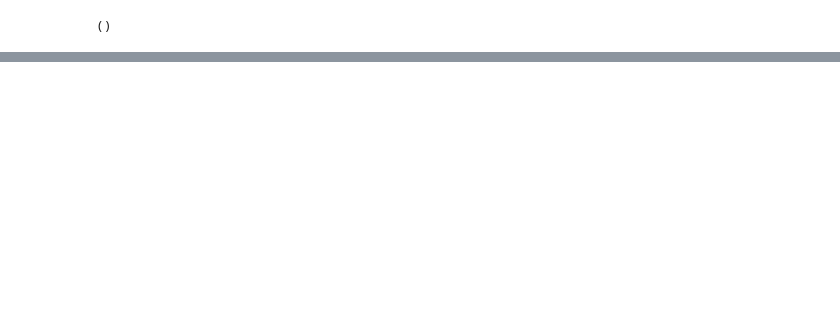
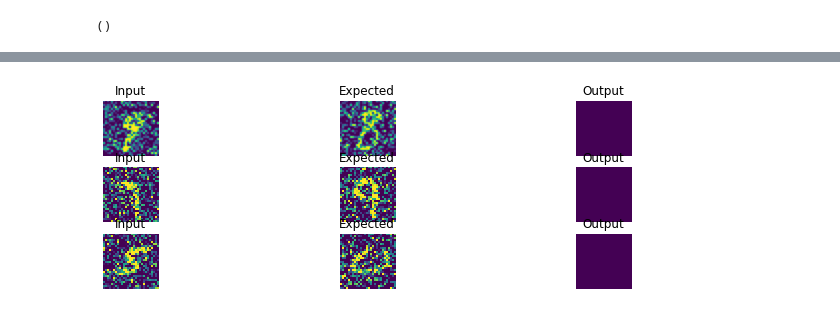
Before and after one commit to IANNwTF-Group-3/homework08, a Jupyter notebook: homework08.ipynb, the cells around one changed output, grey strips where cells are left out. Saved outputs shown, nothing was run; the diff lists cells and outputs as text; code cells hidden in the pictures; blank space fills up the shorter version.

Commit message:
Data flow is working. Training and visualization is still WIP

```diff
--- a/homework08.ipynb
+++ b/homework08.ipynb
@@ -118,17 +118,17 @@ class Encoder(tf.keras.Model):
 # %%
 class Decoder(tf.keras.Model):
     def __init__(self, optimizer=tf.keras.optimizers.Adam()):
-        super(Encoder, self).__init__()
+        super(Decoder, self).__init__()
 
         self.optimizer = optimizer
         self.loss_function = tf.keras.losses.CategoricalCrossentropy()
 
         self.pooling = tf.keras.layers.MaxPooling2D()
-        self.my_layers = [tf.keras.layers.Dense(10, activation='relu'),
-                          tf.keras.layers.UpSampling2D(size=(2, 2), data_format='channels_last', interpolation='nearest'),
+        self.my_layers = [tf.keras.layers.Dense(784, activation='relu'),
+                          tf.keras.layers.Reshape((28, 28, 1)),
                           tf.keras.layers.Conv2DTranspose(filters=32, kernel_size=3, padding='same', activation='relu'),
                           tf.keras.layers.Conv2DTranspose(filters=32, kernel_size=3, padding='same', activation='relu'),
-                          tf.keras.layers.Conv2D(filters=1, activation='sigmoid')
+                          tf.keras.layers.Conv2D(filters=1, kernel_size=3, padding='same', activation='sigmoid')
                          ]
 
     @tf.function
@@ -259,13 +262,14 @@ def test_loop(model, test_ds):
 # overall hyperparameters to compare with and without overfitting precautions methods
 epochs = 10
 batch_size = 32
+noise_variance = 1.0
 # %%
 train_summary_writer, val_summary_writer = create_summary_writers(config_name="UNTOUCHED")
 
 model = Autoencoder()
 
-train_dataset = prepare_data(train_ds, batch_size)
-val_dataset = prepare_data(val_ds, batch_size)
+train_dataset = prepare_data(train_ds, batch_size, noise_variance)
+val_dataset = prepare_data(val_ds, batch_size, noise_variance)
 
 for img, label in train_dataset.take(1):
     print(img.shape)
@@ -275,13 +280,14 @@ NameError: name 'BasicConv' is not defined
 # %%
+
 #Test compile
 #print(train_dataset)
 #for imgs, targets in train_dataset.take(1):
 #  print(targets)
 
 model.compile(optimizer=tf.keras.optimizers.Adam(),
-              loss='mean_squared_error',
+              loss='binary_crossentropy',
               metrics=[
-                      tf.keras.metrics.CategoricalAccuracy(name="accuracy"),
+                      tf.keras.metrics.BinaryAccuracy(name="accuracy"),
                       #tf.keras.metrics.Mean(name="frob_norm")
                       ]
               )
@@ -301,3 +305,30 @@ KeyboardInterrupt:
+# %%
+# TODO WIP
+# Plot example images
+figure = plt.figure(figsize=(12, 12))
+rows = 10
+cols = 3
+
+def show_image(img, i, name):
+  figure.add_subplot(rows, cols, i)
+  plt.imshow(img.reshape((28, 28)))
+  plt.axis('off')
+  plt.title(name)
+
+i = 1
+for data in val_dataset.shuffle(4096).take(cols):
+  output = model(data[0][0].reshape((1, 28, 28, 1)))
+
+  show_image(data[0][0], i, 'Input')
+  i += 1
+
+  show_image(data[0][1], i, 'Expected')
+  i += 1
+
+  show_image(output, i, 'Output')
+  i += 1
+# %% [output]
+[figure, added]
 # %%
 """
 tfds.benchmark(train_dataset, batch_size=batch_size)
```
Also changed, not shown: parts of 8 cells of this notebook.
